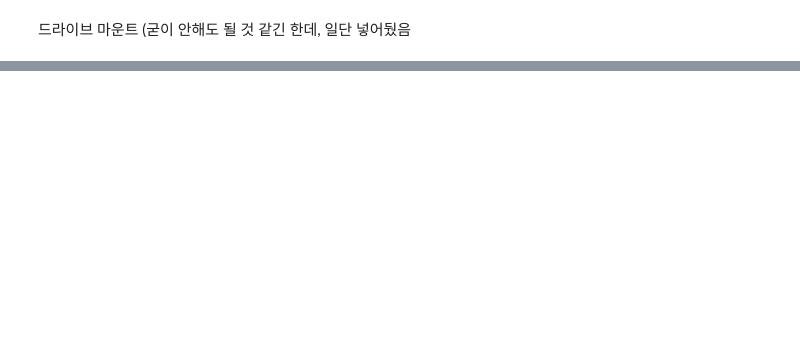
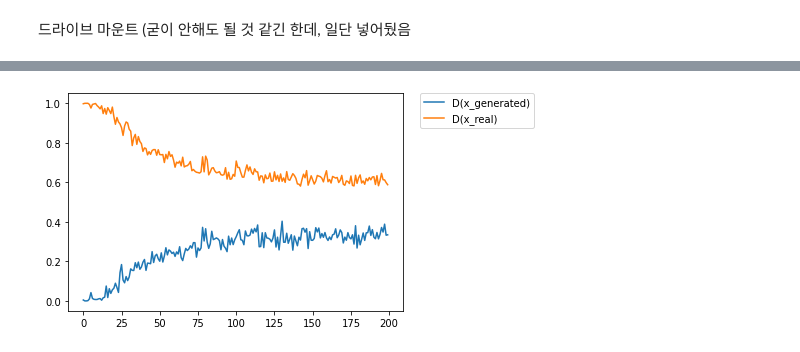
Before and after one commit to ElPlaguister/CafeTerraceAtNight, a Jupyter notebook: Main.ipynb, the cells around one changed output, grey strips where cells are left out. Saved outputs shown, nothing was run; the diff lists cells and outputs as text; code cells hidden in the pictures; blank space fills up the shorter version.

```diff
--- a/Main.ipynb
+++ b/Main.ipynb
@@ -60,0 +12,10 @@ Saved working directory and index state WIP on main: 3d88de9 Save latent_avg in
+# %%
+import torch
+import torch.nn as nn
+import torch.optim as optim
+import torchvision.utils as utils
+import torchvision.datasets as dsets
+import torchvision.transforms as transforms
+
+is_cuda = torch.cuda.is_available()
+device = torch.device('cuda' if is_cuda else 'cpu')
@@ -60,0 +195,28 @@ Saved working directory and index state WIP on main: 3d88de9 Save latent_avg in
+# %%
+def init_params(model):
+    for p in model.parameters():
+        if(p.dim() > 1):
+            nn.init.xavier_normal_(p)
+        else:
+            nn.init.uniform_(p, 0.1, 0.2)
+
+init_params(G)
+init_params(D)
+
+optimizer_g = optim.Adam(G.parameters(), lr = 0.0002)
+optimizer_d = optim.Adam(D.parameters(), lr = 0.0002)
+
+p_real_trace = []
+p_fake_trace = []
+
+for epoch in range(200):
+
+    run_epoch(G, D, optimizer_g, optimizer_d)
+    p_real, p_fake = evaluate_model(G,D)
+
+    p_real_trace.append(p_real)
+    p_fake_trace.append(p_fake)
+
+    if((epoch+1)% 50 == 0):
+        print('(epoch %i/200) p_real: %f, p_g: %f' % (epoch+1, p_real, p_fake))
+        imshow_grid(G(sample_z(16)).view(-1, 1, 28, 28))
@@ -60,0 +232,8 @@ Saved working directory and index state WIP on main: 3d88de9 Save latent_avg in
+# %%
+plt.plot(p_fake_trace, label='D(x_generated)')
+plt.plot(p_real_trace, label='D(x_real)')
+plt.legend(bbox_to_anchor=(1.05, 1), loc=2, borderaxespad=0.)
+
+plt.show()
+# %% [output]
+[figure, added]
```
Also changed, not shown: parts of 12 cells of this notebook, 9 other files.
